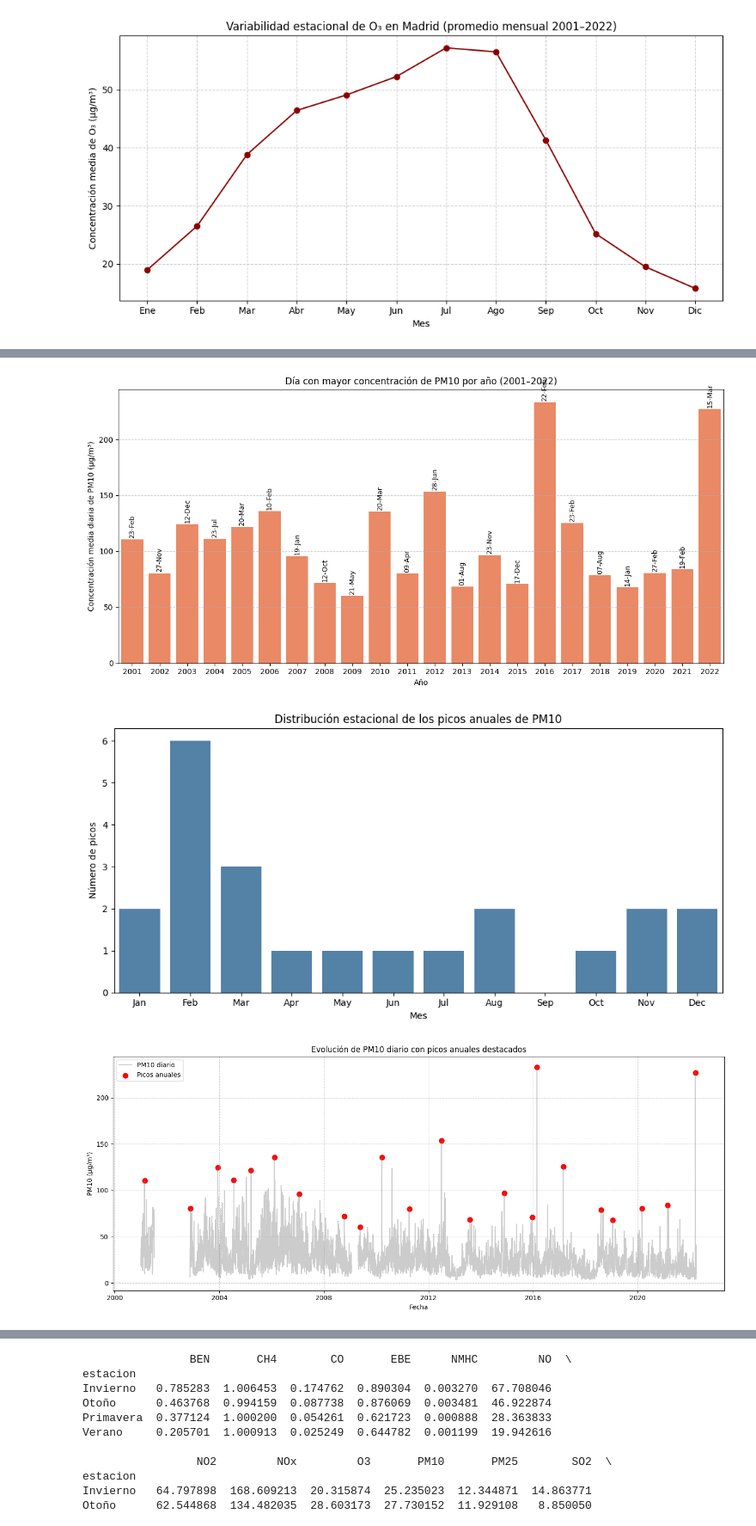
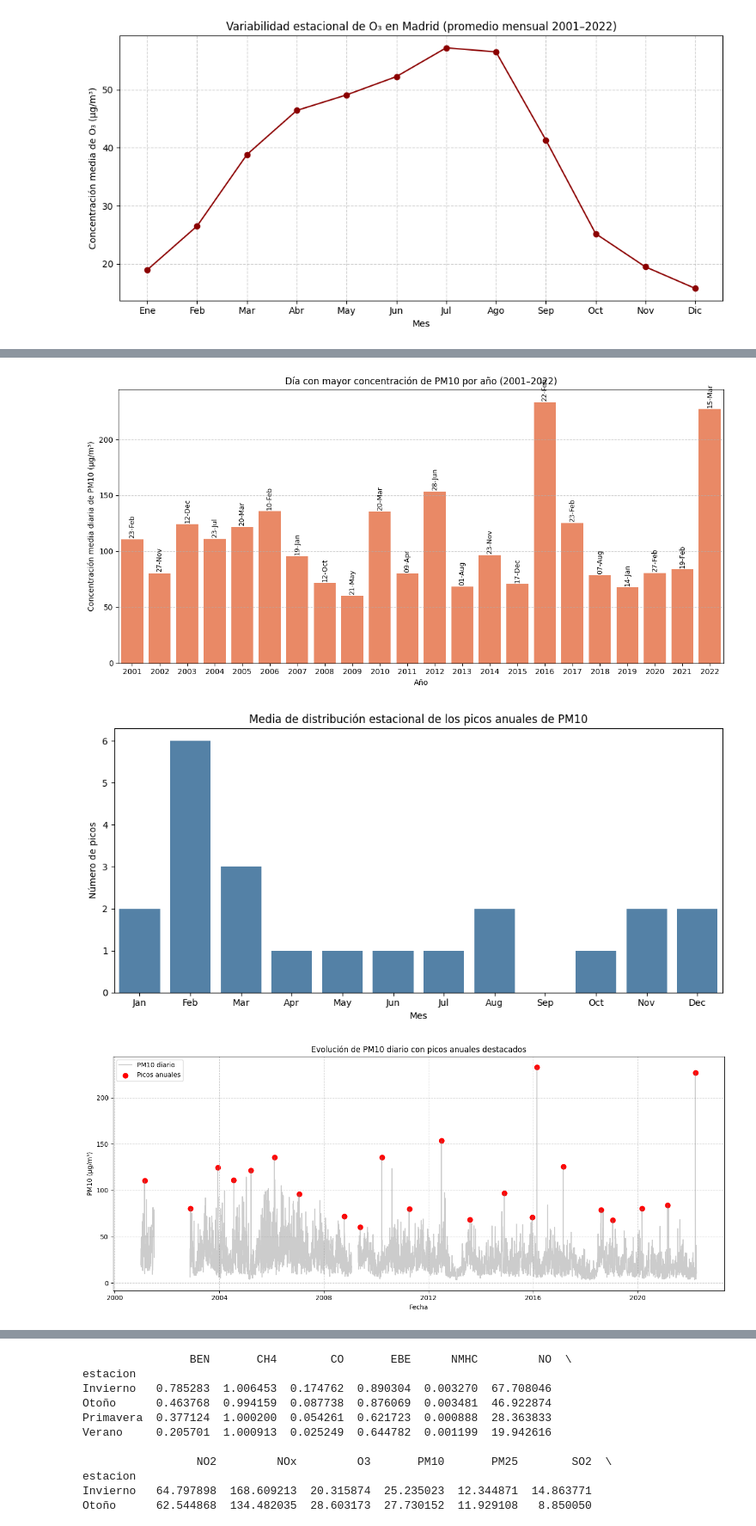
Before and after one commit to thisisrober/analisis-exploratorio-dataset-airquality-madrid, a Jupyter notebook: notebook.ipynb, the cells around one changed output, grey strips where cells are left out. Shown at 86% size. Cells and saved outputs as stored; diff of their text form; code cells hidden in the pictures.

```diff
--- a/notebook.ipynb
+++ b/notebook.ipynb
@@ -438,10 +511,7 @@ pm10_diario["month"] = pm10_diario["Time"].dt.month
 # Obtenemos el día con mayor PM10 en cada año
 pico_anual_pm10 = pm10_diario.loc[pm10_diario.groupby("year")["PM10"].idxmax()].copy()
 
-# Mostramos una tabla de resultados
-display(pico_anual_pm10[["year", "Time", "PM10"]])
-
-# Visualización de picos anuales
+# Creamos un gráfico en el que se muestran los picos anuales
 plt.figure(figsize=(12,6))
 sns.barplot(data=pico_anual_pm10, x="year", y="PM10", color="coral")
 
@@ -458,14 +528,14 @@ plt.grid(axis="y", linestyle="--", alpha=0.6)
 plt.tight_layout()
 plt.show()
 
-# ---------- DISTRIBUCIÓN ESTACIONAL DE PICOS ----------
+# En la parte de mejora de esta sección, se muestra los picos estacionales o eventuales
 
 # Extraemos solo el mes de los picos
 pico_anual_pm10["mes_nombre"] = pico_anual_pm10["month"].apply(lambda x: calendar.month_abbr[x])
 
 plt.figure(figsize=(10,5))
 sns.countplot(data=pico_anual_pm10, x="mes_nombre", order=["Jan","Feb","Mar","Apr","May","Jun","Jul","Aug","Sep","Oct","Nov","Dec"], color="steelblue")
-plt.title("Distribución estacional de los picos anuales de PM10")
+plt.title("Media de distribución estacional de los picos anuales de PM10")
 plt.xlabel("Mes")
 plt.ylabel("Número de picos")
 plt.tight_layout()
@@ -503,3 +556,3 @@ plt.show()
 [figure]
-[figure, old version]
+[figure, new version]
 [figure]
```
Also changed, not shown: parts of 13 cells of this notebook.
